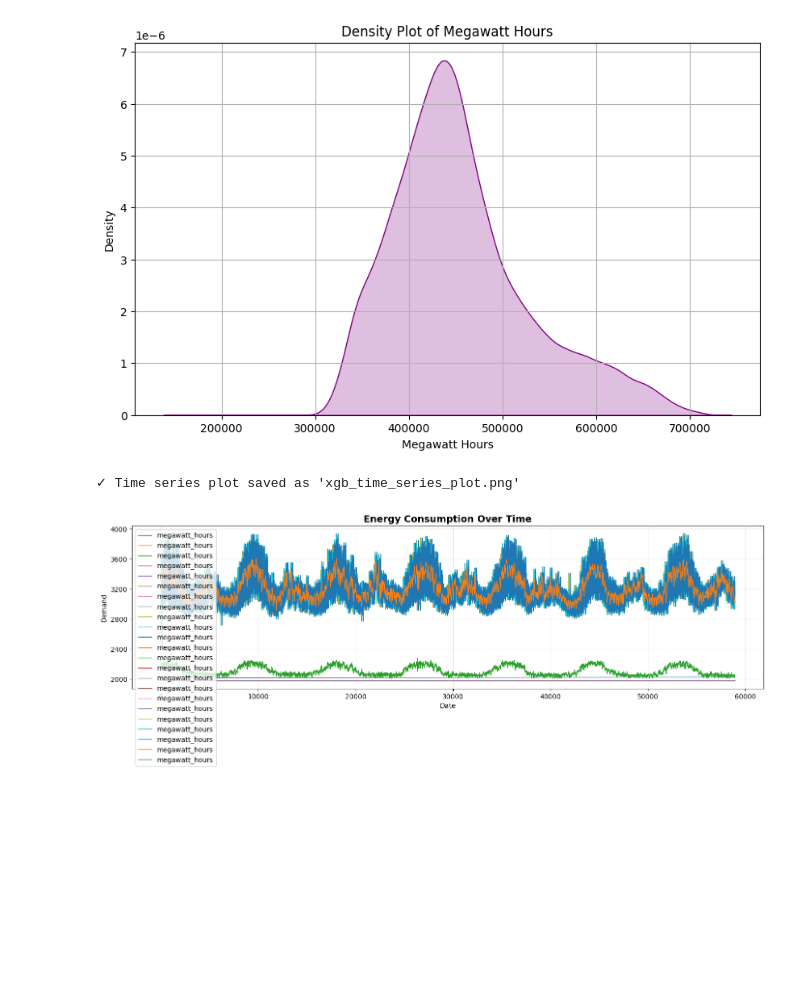
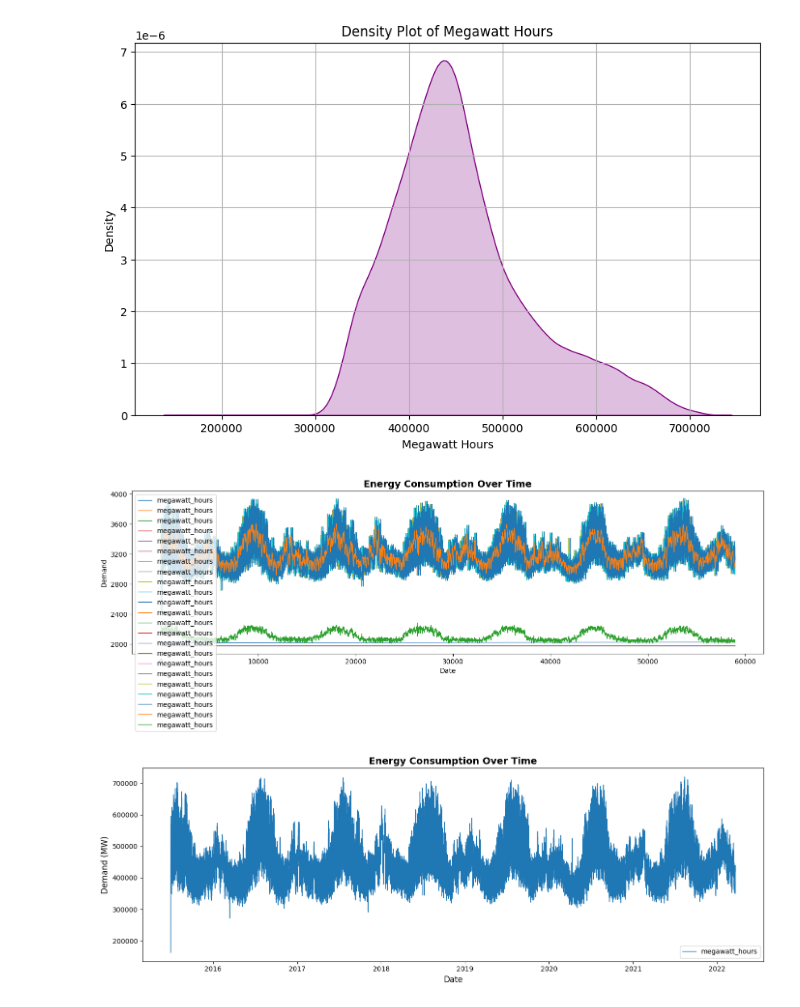
Before and after one commit to susantkumarsahoo/TimeSeriesForecasting_End_To_End, a Jupyter notebook: notebooks/05_note05.ipynb, the cells around one changed output. Saved outputs shown, nothing was run; the diff lists cells and outputs as text; code cells hidden in the pictures; blank space fills up the shorter version.

```diff
--- a/notebooks/05_note05.ipynb
+++ b/notebooks/05_note05.ipynb
@@ -224,16 +228,23 @@ This will become an error in seaborn v0.14.0; please update your code.
 [figure]
 # %%
 plt.figure(figsize=(14, 5))
-plt.plot(df.index, df, label='megawatt_hours', linewidth=1)
+plt.plot(df, label='megawatt_hours', linewidth=1)
 plt.title('Energy Consumption Over Time', fontsize=14, fontweight='bold')
 plt.xlabel('Date')
 plt.ylabel('Demand')
 plt.legend()
-plt.grid(True, alpha=0.3)
 plt.tight_layout()
-plt.savefig('xgb_time_series_plot.png', dpi=300)
-print("✓ Time series plot saved as 'xgb_time_series_plot.png'")
 plt.show()
 # %% [output]
-✓ Time series plot saved as 'xgb_time_series_plot.png'
 [figure]
+# %%
+plt.figure(figsize=(14, 5))
+plt.plot(df['datetime'], df['megawatt_hours'], label='megawatt_hours', linewidth=1)
+plt.title('Energy Consumption Over Time', fontsize=14, fontweight='bold')
+plt.xlabel('Date', fontsize=12)
+plt.ylabel('Demand (MW)', fontsize=12)
+plt.legend()
+plt.tight_layout()
+plt.show()
+# %% [output]
+[figure, added]
```
Also changed, not shown: parts of 15 cells of this notebook.
